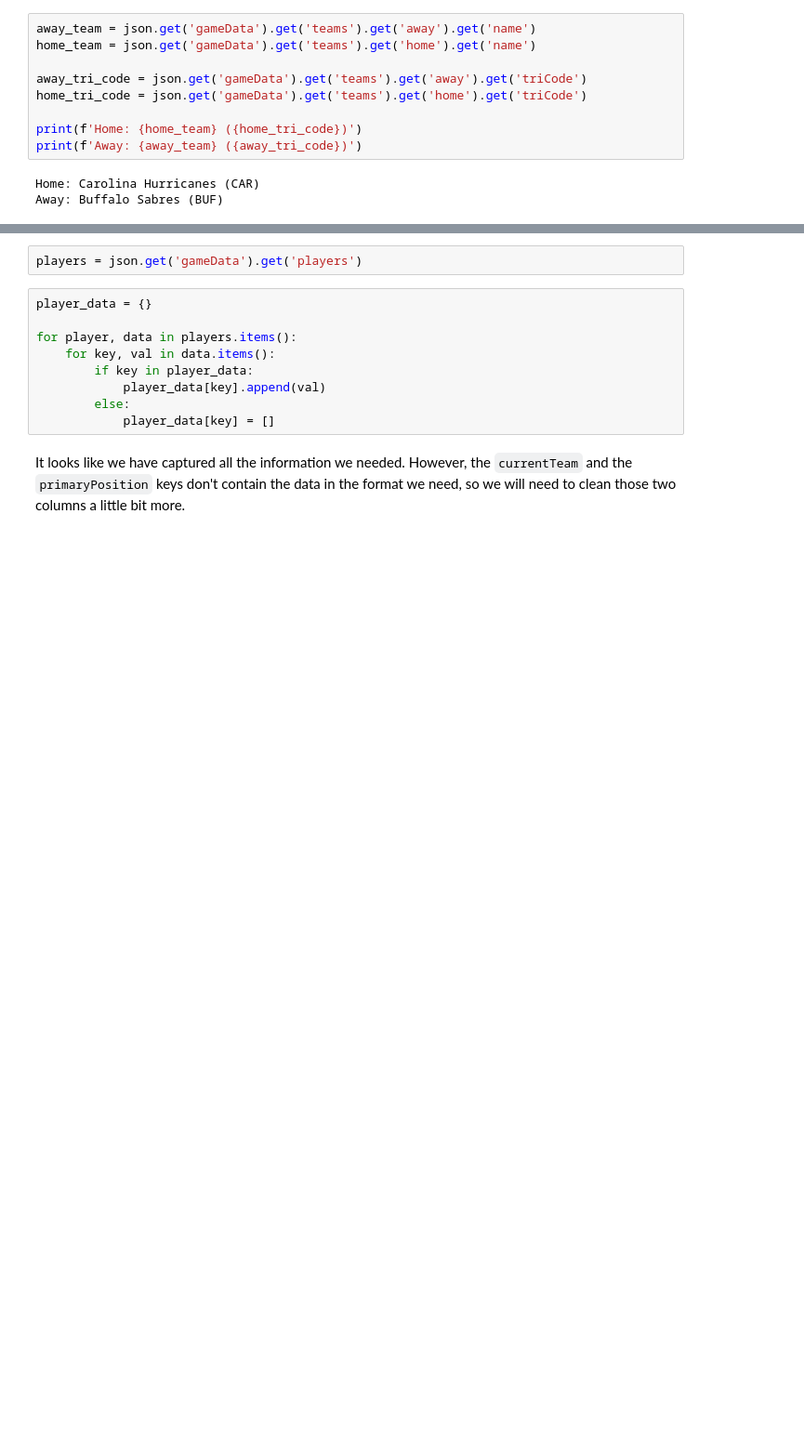
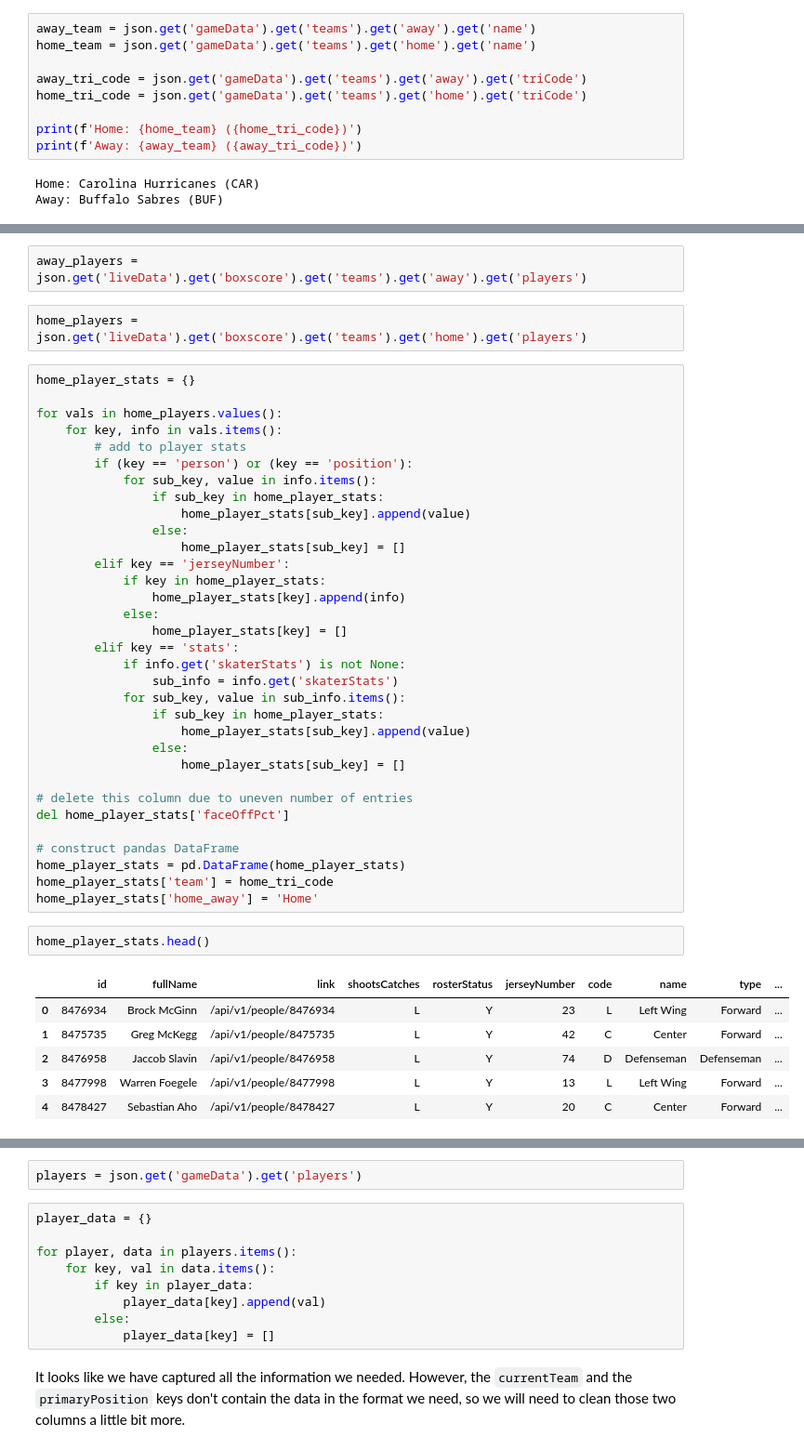
Before and after one commit to yanniskatsaros/hockey-analytics, a Jupyter notebook: nhl-api-data.ipynb, the cells around one changed output, grey strips where cells are left out. Shown: that part at 93% size. Drawn from its saved outputs; the diff is of its cells as text; blank space fills up the shorter version.

```diff
--- a/nhl-api-data.ipynb
+++ b/nhl-api-data.ipynb
@@ -158,0 +61,46 @@ Next, we will create a pandas DataFrame of all player information, both home and
+# %%
+away_players = json.get('liveData').get('boxscore').get('teams').get('away').get('players')
+# %%
+home_players = json.get('liveData').get('boxscore').get('teams').get('home').get('players')
+# %%
+home_player_stats = {}
+
+for vals in home_players.values():
+    for key, info in vals.items():
+        # add to player stats
+        if (key == 'person') or (key == 'position'):
+            for sub_key, value in info.items():
+                if sub_key in home_player_stats:
+                    home_player_stats[sub_key].append(value)
+                else:
+                    home_player_stats[sub_key] = []
+        elif key == 'jerseyNumber':
+            if key in home_player_stats:
+                home_player_stats[key].append(info)
+            else:
+                home_player_stats[key] = []
+        elif key == 'stats':
+            if info.get('skaterStats') is not None:
+                sub_info = info.get('skaterStats')
+            for sub_key, value in sub_info.items():
+                if sub_key in home_player_stats:
+                    home_player_stats[sub_key].append(value)
+                else:
+                    home_player_stats[sub_key] = []
+
+# delete this column due to uneven number of entries
+del home_player_stats['faceOffPct']
+
+# construct pandas DataFrame
+home_player_stats = pd.DataFrame(home_player_stats)
+home_player_stats['team'] = home_tri_code
+home_player_stats['home_away'] = 'Home'
+# %%
+home_player_stats.head()
+# %% [output]
+|  | id | fullName | link | shootsCatches | rosterStatus | jerseyNumber | code | name | type | ... |
+| 0 | 8476934 | Brock McGinn | /api/v1/people/8476934 | L | Y | 23 | L | Left Wing | Forward | ... |
+| 1 | 8475735 | Greg McKegg | /api/v1/people/8475735 | L | Y | 42 | C | Center | Forward | ... |
+| 2 | 8476958 | Jaccob Slavin | /api/v1/people/8476958 | L | Y | 74 | D | Defenseman | Defenseman | ... |
+| 3 | 8477998 | Warren Foegele | /api/v1/people/8477998 | L | Y | 13 | L | Left Wing | Forward | ... |
+| 4 | 8478427 | Sebastian Aho | /api/v1/people/8478427 | L | Y | 20 | C | Center | Forward | ... |
```
Also changed, not shown: parts of 59 cells of this notebook, 1 other file.
